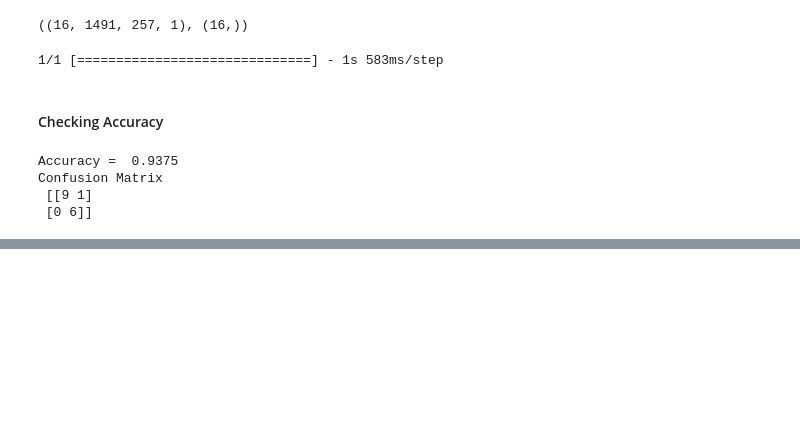
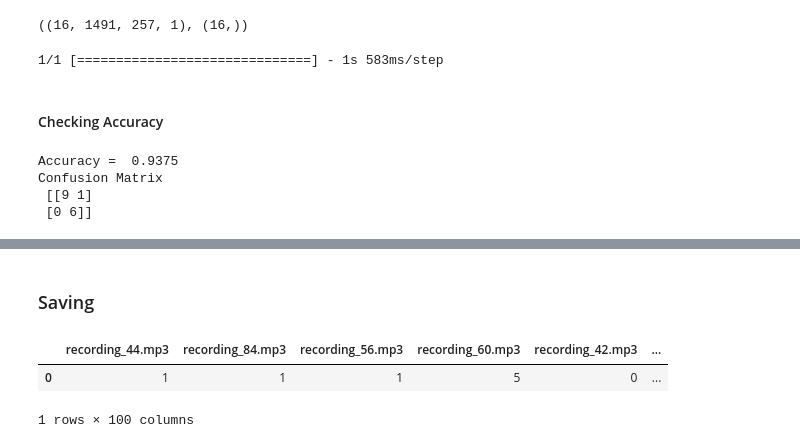
Before and after one commit to abhijitdarekar/Audio-Classification, a Jupyter notebook: notebook/Audio Classification.ipynb, the cells around one changed output, grey strips where cells are left out. Cells and saved outputs as stored; diff of their text form; code cells hidden in the pictures; blank space fills up the shorter version.

Commit message:
Group Prediction and Saving

```diff
--- a/notebook/Audio Classification.ipynb
+++ b/notebook/Audio Classification.ipynb
@@ -323,0 +358,5 @@ Confusion Matrix
+# %%
+audio_slices = tf.keras.utils.timeseries_dataset_from_array(wav, wav, sequence_length=48000, sequence_stride=48000, batch_size=1)
+audio_slices = audio_slices.map(preprocess_mp3)
+audio_slices = audio_slices.batch(64)
+gc.collect()
@@ -323,0 +382,33 @@ Confusion Matrix
+# %%
+result = {}
+for file in tqdm(os.listdir(config.FOREST_DATA)):
+    FILE_PATH = os.path.join(config.FOREST_DATA,file)
+    wav = load_mp3_16k_mono(FILE_PATH)
+    audio_slices = tf.keras.utils.timeseries_dataset_from_array(
+        wav,
+        wav,
+        sequence_length=48000,
+        sequence_stride=48000,
+    batch_size=1
+    ).map(preprocess_mp3).batch(64)
+    y_hat = model.predict(audio_slices,verbose=0)
+    result[file]=y_hat
+# %%
+# Converting to classes
+class_preds = {}
+for file,logits in result.items():
+     class_preds[file] = [1 if prediction > 0.99 else 0 for prediction in logits]
+# %%
+# Counting the total number of classes from the file
+final_calls={}
+for file,classes in class_preds.items():
+    classes = [key for key, group in groupby(classes)]
+    final_calls[file] = [tf.math.reduce_sum(classes).numpy()]
+# %% [markdown]
+### Saving
+# %%
+pd.DataFrame(final_calls,)
+# %% [output]
+|  | recording_44.mp3 | recording_84.mp3 | recording_56.mp3 | recording_60.mp3 | recording_42.mp3 | ... |
+| 0 | 1 | 1 | 1 | 5 | 0 | ... |
+1 rows × 100 columns
```
Also changed, not shown: parts of 16 cells of this notebook, 1 other file.
